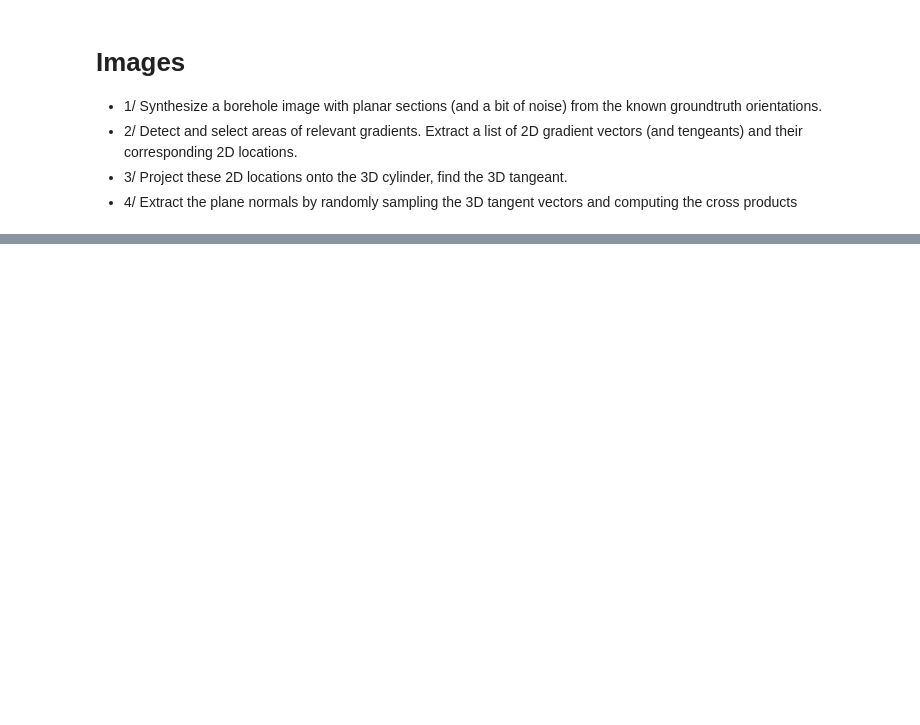
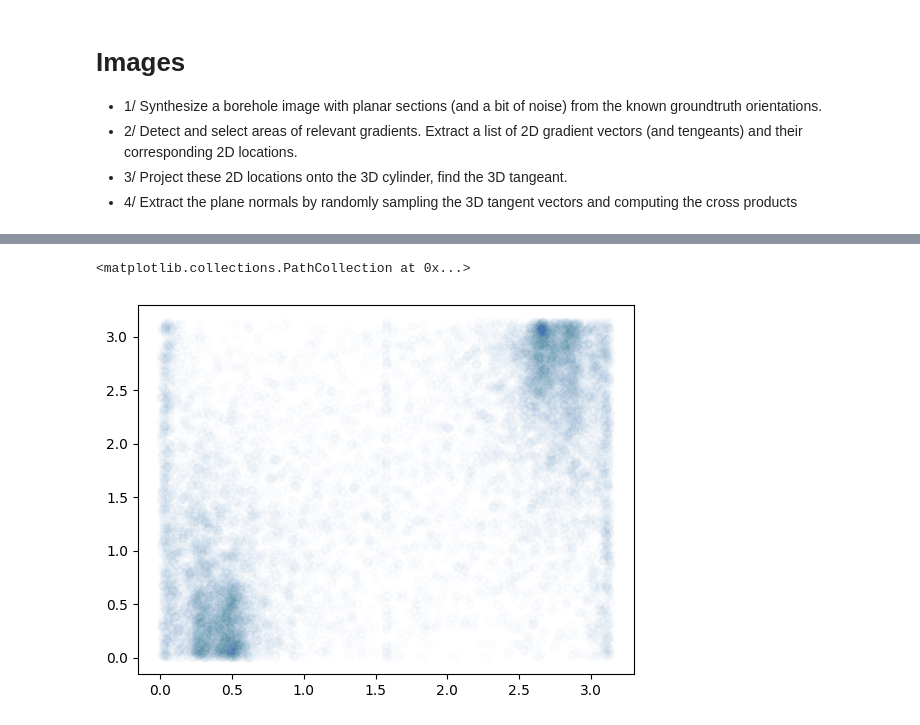
Before and after one commit to balthazarneveu/geosciences, a Jupyter notebook: TP_4/planes_synthesis.ipynb, the cells around one changed output, grey strips where cells are left out. Cells and saved outputs as stored; diff of their text form; code cells hidden in the pictures; blank space fills up the shorter version.

```diff
--- a/TP_4/planes_synthesis.ipynb
+++ b/TP_4/planes_synthesis.ipynb
@@ -159,3 +194,10 @@ cross_product_estimated, cross_product_norm_estim = get_cross_products(tangents_
+# %%
+dip_az_estim = normal_vector_to_angles(cross_product_estimated)
+# %%
+plt.scatter(dip_az_estim[0, :, 0], np.abs(dip_az_estim[0, :, 1]), alpha=0.01, label="Estimated plane angles")
+# %% [output]
+<matplotlib.collections.PathCollection at 0x...>
+[figure, added]
 # %%
 plot_3d_scatter(
     point_cloud=cross_product_estimated,
```
Also changed, not shown: parts of 14 cells of this notebook, 1 other file.
